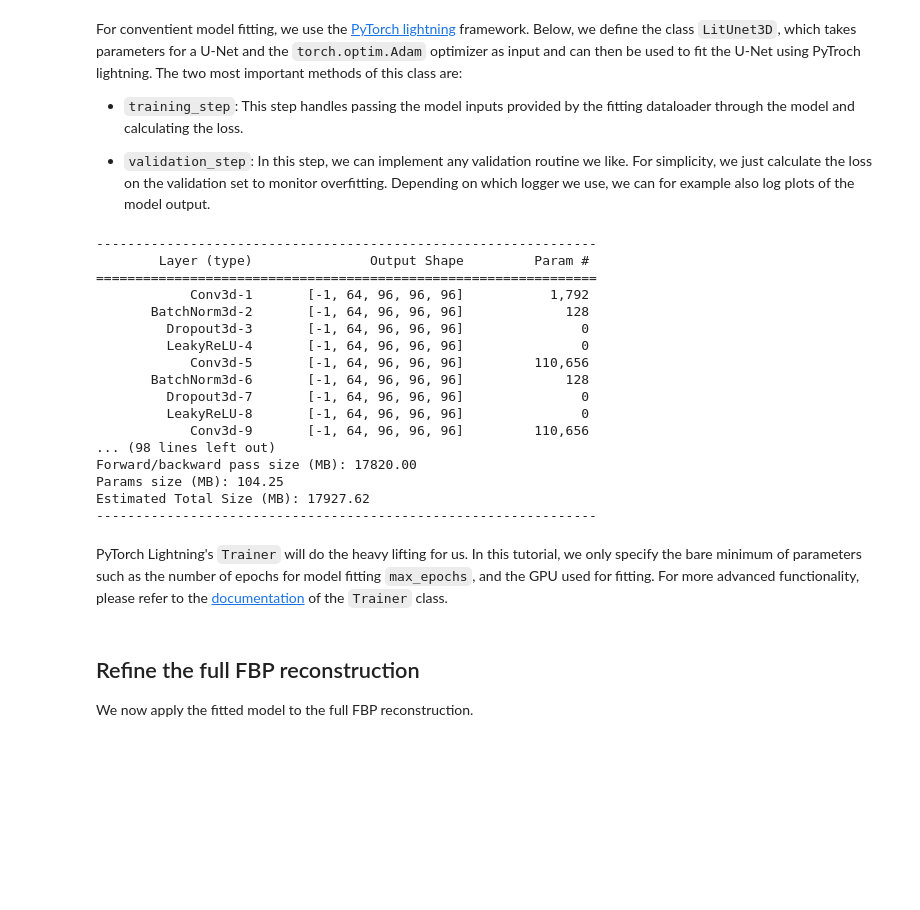
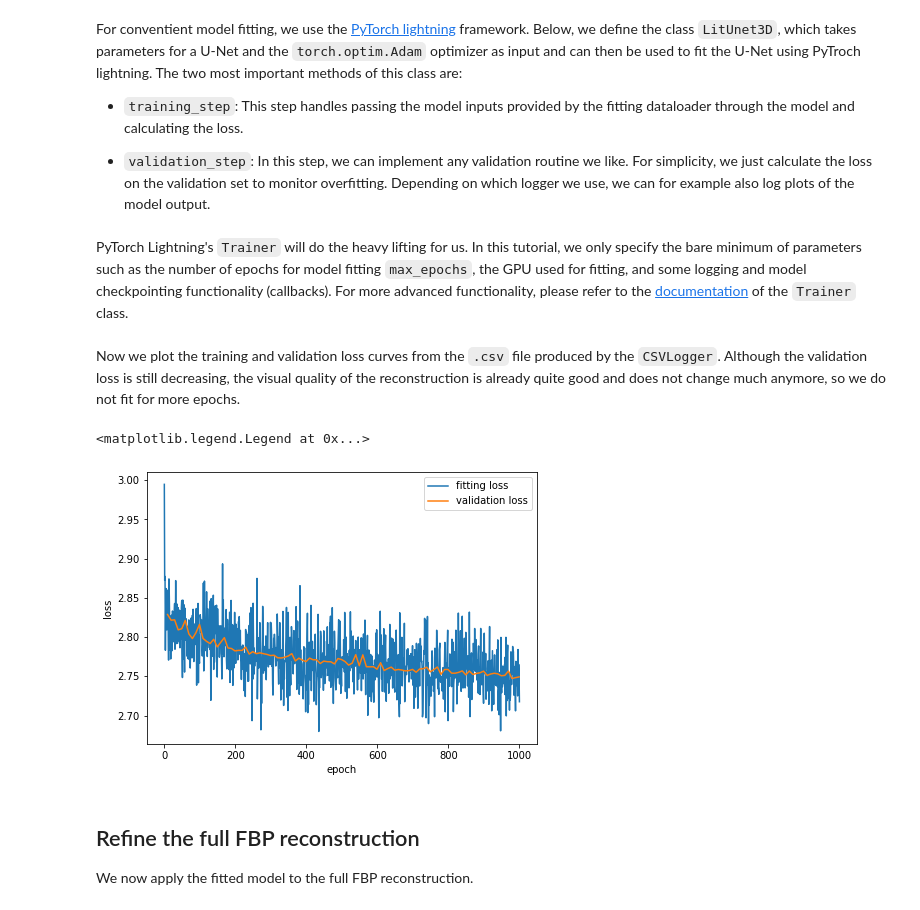
Before and after one commit to MLI-lab/DeepDeWedge, a Jupyter notebook: tutorial.ipynb, the cells around one changed output. Drawn from its saved outputs; the diff is of its cells as text; code cells hidden in the pictures; blank space fills up the shorter version.

Commit message:
move code to src and add train and val logs to tutorial

```diff
--- a/tutorial.ipynb
+++ b/tutorial.ipynb
@@ -176,28 +176,5 @@ class LitUnet3D(pl.LightningModule):
     def configure_optimizers(self):
         optimizer = torch.optim.Adam(self.parameters(), **self.adam_params)
         return optimizer
-# %%
-lit_unet = LitUnet3D(unet_params=unet_params, adam_params={"lr": 4e-4})
-summary(
-    lit_unet, input_size=(96, 96, 96), device="cpu"
-)  # prints the model architecture as well as the forward and backward pass size
-# %% [output]
-----------------------------------------------------------------
-        Layer (type)               Output Shape         Param #
-================================================================
-            Conv3d-1       [-1, 64, 96, 96, 96]           1,792
-       BatchNorm3d-2       [-1, 64, 96, 96, 96]             128
-         Dropout3d-3       [-1, 64, 96, 96, 96]               0
-         LeakyReLU-4       [-1, 64, 96, 96, 96]               0
-            Conv3d-5       [-1, 64, 96, 96, 96]         110,656
-       BatchNorm3d-6       [-1, 64, 96, 96, 96]             128
-         Dropout3d-7       [-1, 64, 96, 96, 96]               0
-         LeakyReLU-8       [-1, 64, 96, 96, 96]               0
-            Conv3d-9       [-1, 64, 96, 96, 96]         110,656
-... (98 lines left out)
-Forward/backward pass size (MB): 17820.00
-Params size (MB): 104.25
-Estimated Total Size (MB): 17927.62
-----------------------------------------------------------------
 # %% [markdown]
-PyTorch Lightning's ``Trainer`` will do the heavy lifting for us. In this tutorial, we only specify the bare minimum of parameters such as the number of epochs for model fitting `max_epochs`, and the GPU used for fitting. For more advanced functionality, please refer to the [documentation](https://lightning.ai/docs/pytorch/stable/common/trainer.html) of the ``Trainer`` class.
+PyTorch Lightning's ``Trainer`` will do the heavy lifting for us. In this tutorial, we only specify the bare minimum of parameters such as the number of epochs for model fitting `max_epochs`, the GPU used for fitting, and some logging and model checkpointing functionality (callbacks). For more advanced functionality, please refer to the [documentation](https://lightning.ai/docs/pytorch/stable/common/trainer.html) of the ``Trainer`` class.
@@ -218,3 +221,18 @@ trainer.save_checkpoint("./fitted_model_epoch=299.ckpt")
+# %% [markdown]
+Now we plot the training and validation loss curves from the ``.csv`` file produced by the ``CSVLogger``. Although the validation loss is still decreasing, the visual quality of the reconstruction is already quite good and does not change much anymore, so we do not fit for more epochs.
+# %%
+metrics = pd.read_csv(f"{logdir}/metrics.csv")
+
+plt.figure(figsize=(7,5))
+plt.plot(metrics[~metrics.train_loss.isna()].epoch, metrics.train_loss[~metrics.train_loss.isna()], label="fitting loss")
+plt.plot(metrics[~metrics.val_loss.isna()].epoch, metrics.val_loss[~metrics.val_loss.isna()], label="validation loss")
+
+plt.xlabel("epoch")
+plt.ylabel("loss")
+plt.legend(loc="best")
+# %% [output]
+<matplotlib.legend.Legend at 0x...>
+[figure, added]
 # %% [markdown]
 ## Refine the full FBP reconstruction
 
```
Also changed, not shown: parts of 8 cells of this notebook, 14 other files.
